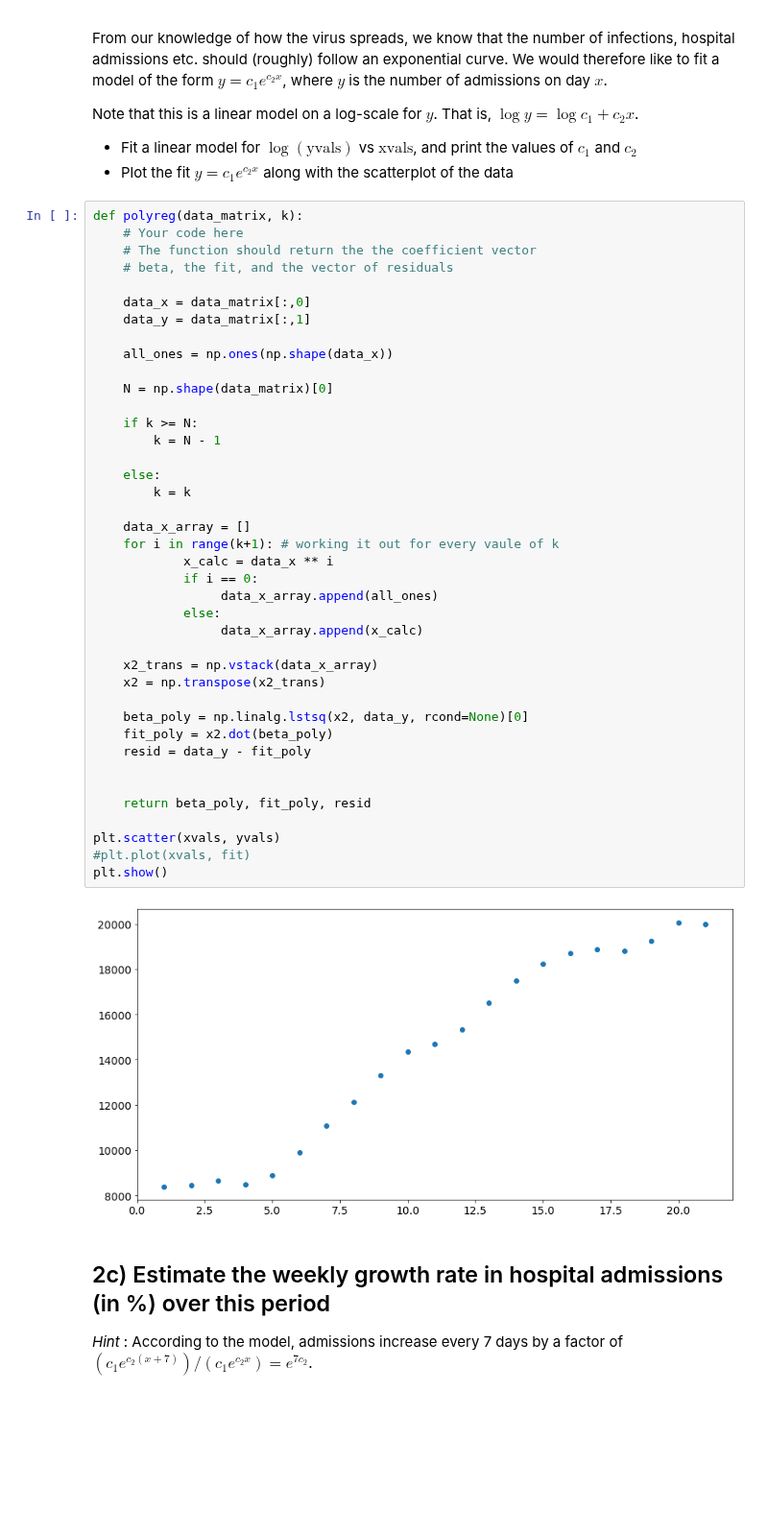
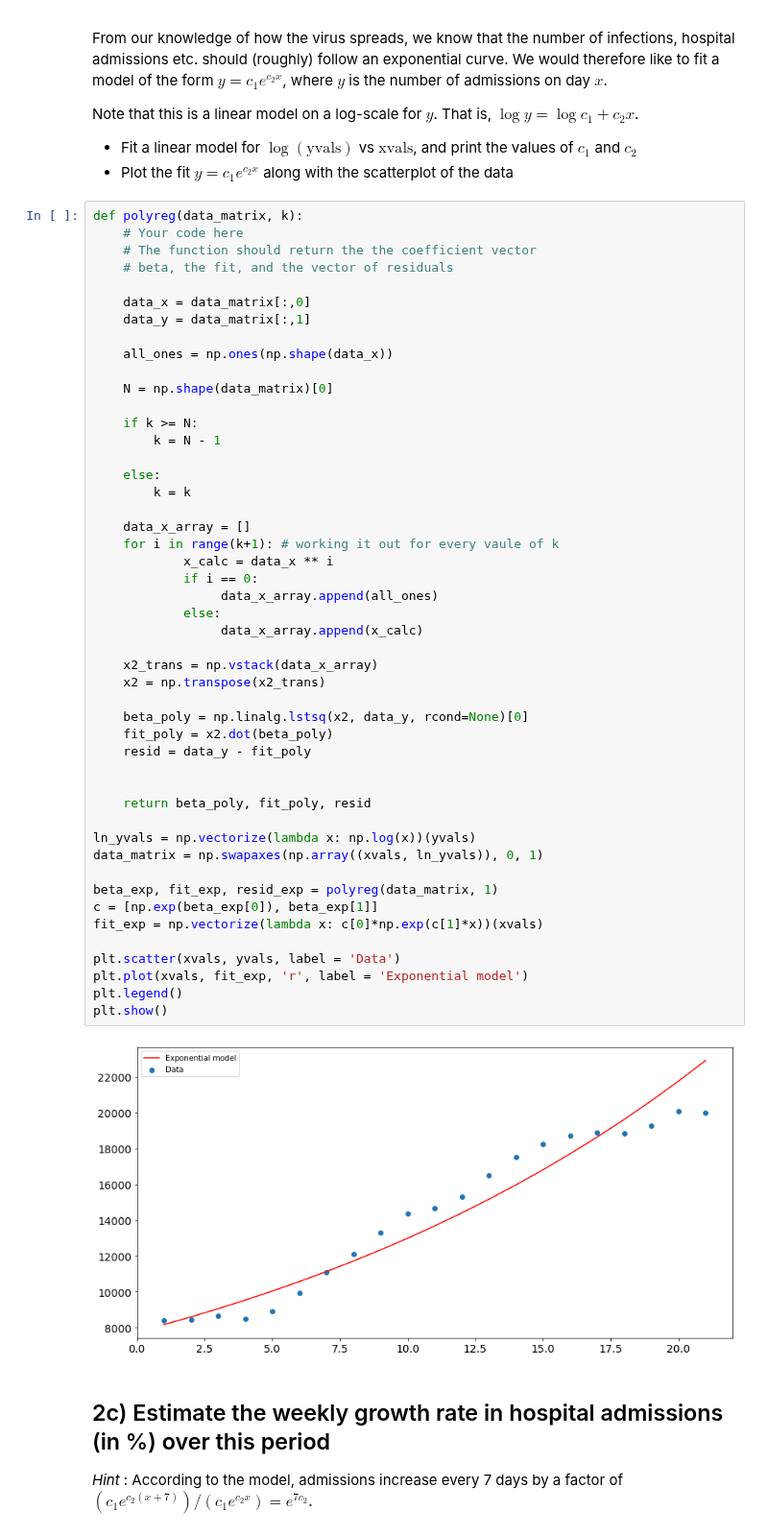
Before and after one commit to cmr67/IB-Data-Science, a Jupyter notebook: Exercises/02 Exercise Notebook 2.ipynb, the cells around one changed output. Shown at 96% size. Drawn from its saved outputs; the diff is of its cells as text; blank space fills up the shorter version.

```diff
--- a/Exercises/02 Exercise Notebook 2.ipynb
+++ b/Exercises/02 Exercise Notebook 2.ipynb
@@ -99,36 +99,44 @@ def polyreg(data_matrix, k):
     all_ones = np.ones(np.shape(data_x))
 
     N = np.shape(data_matrix)[0]
 
     if k >= N:
         k = N - 1
 
     else:
         k = k
 
     data_x_array = []
     for i in range(k+1): # working it out for every vaule of k
             x_calc = data_x ** i
             if i == 0:
                  data_x_array.append(all_ones)
             else:
                  data_x_array.append(x_calc)
 
     x2_trans = np.vstack(data_x_array)
     x2 = np.transpose(x2_trans)
 
     beta_poly = np.linalg.lstsq(x2, data_y, rcond=None)[0]
     fit_poly = x2.dot(beta_poly)
     resid = data_y - fit_poly
 
 
     return beta_poly, fit_poly, resid
 
-plt.scatter(xvals, yvals)
-#plt.plot(xvals, fit)
+ln_yvals = np.vectorize(lambda x: np.log(x))(yvals)
+data_matrix = np.swapaxes(np.array((xvals, ln_yvals)), 0, 1)
+
+beta_exp, fit_exp, resid_exp = polyreg(data_matrix, 1)
+c = [np.exp(beta_exp[0]), beta_exp[1]]
+fit_exp = np.vectorize(lambda x: c[0]*np.exp(c[1]*x))(xvals)
+
+plt.scatter(xvals, yvals, label = 'Data')
+plt.plot(xvals, fit_exp, 'r', label = 'Exponential model')
+plt.legend()
 plt.show()
 # %% [output]
-[figure, old version]
+[figure, new version]
 # %% [markdown]
 ## 2c) Estimate the weekly growth rate in hospital admissions (in \%) over this period
 
```
Also changed, not shown: parts of 1 cell of this notebook.
